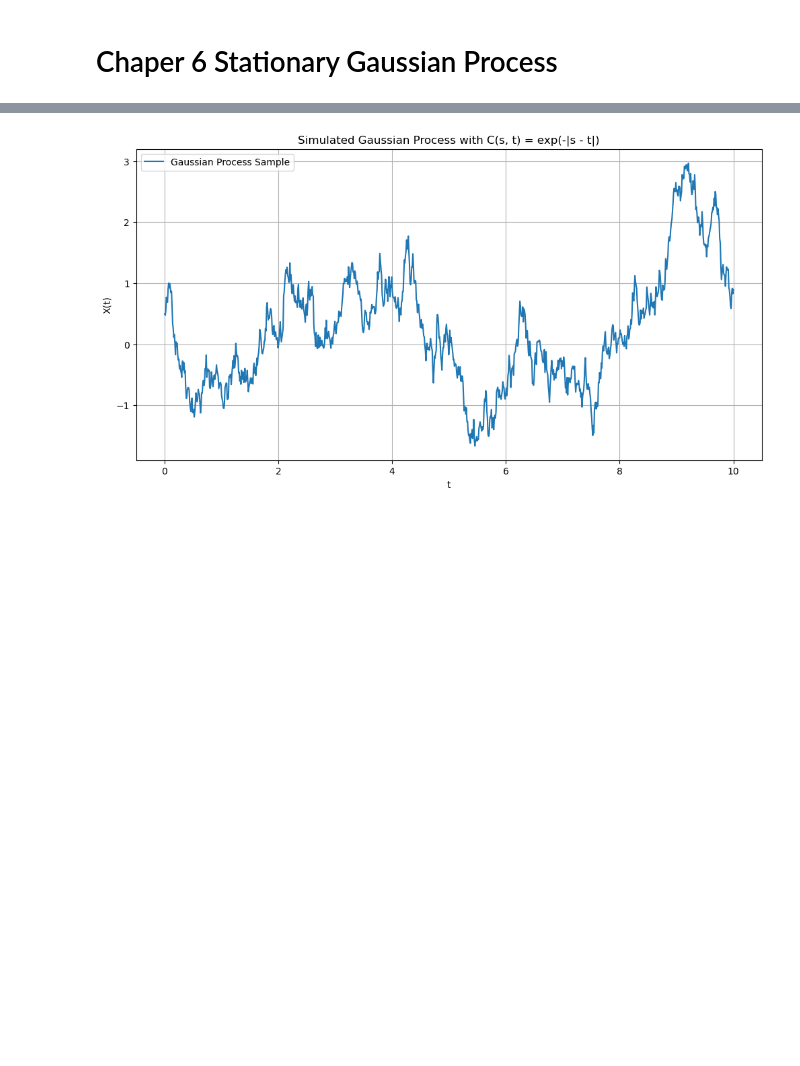
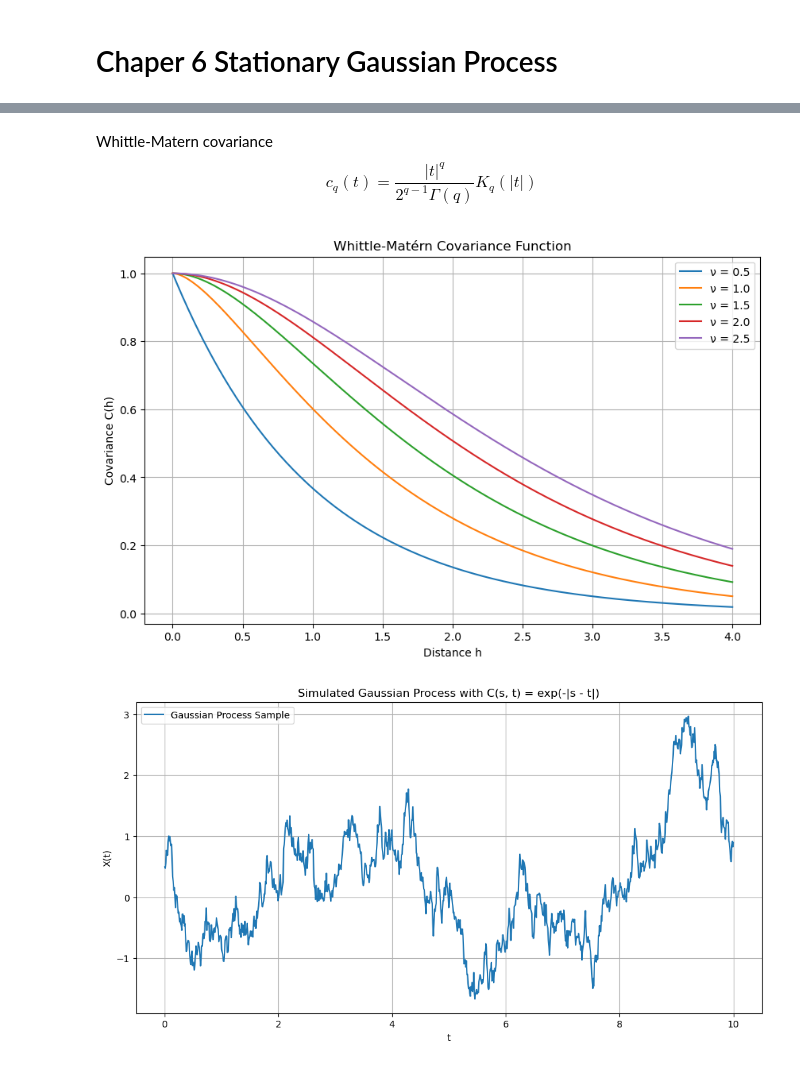
Before and after one commit to cgymmy/learnSDE, a Jupyter notebook: Chp6.ipynb, the cells around one changed output, grey strips where cells are left out. Saved outputs shown, nothing was run; the diff lists cells and outputs as text; code cells hidden in the pictures; blank space fills up the shorter version.

```diff
--- a/Chp6.ipynb
+++ b/Chp6.ipynb
@@ -3,3 +55,31 @@
+# %% [markdown]
+Whittle-Matern covariance
+$$c_q(t)=\frac{|t|^q}{2^{q-1}\Gamma(q)}K_q(|t|)$$
+# %%
+from scipy.special import kv  # kv 是贝塞尔函数 Kν
+
+# Whittle-Matérn 协方差函数
+def whittle_matern_cov(h, q=0.5):
+    factor = (2 ** (1 - q)) / gamma(q)
+    return factor * (h ** q) * kv(q, h)
+
+# 定义距离 h
+h = np.linspace(0.001, 4, 1001)
+
+# 绘制不同参数下的 Whittle-Matérn 协方差
+plt.figure(figsize=(10, 6))
+for q in [0.5, 1.0, 1.5, 2.0, 2.5]:  # 平滑参数
+    cov_values = whittle_matern_cov(h, q)
+    plt.plot(h, cov_values, label=f"ν = {q}")
+
+plt.title("Whittle-Matérn Covariance Function")
+plt.xlabel("Distance h")
+plt.ylabel("Covariance C(h)")
+plt.legend()
+plt.grid(True)
+plt.show()
+# %% [output]
+[figure, added]
 # %%
 import numpy as np
 import matplotlib.pyplot as plt
```
Also changed, not shown: parts of 4 cells of this notebook, 1 other file.
